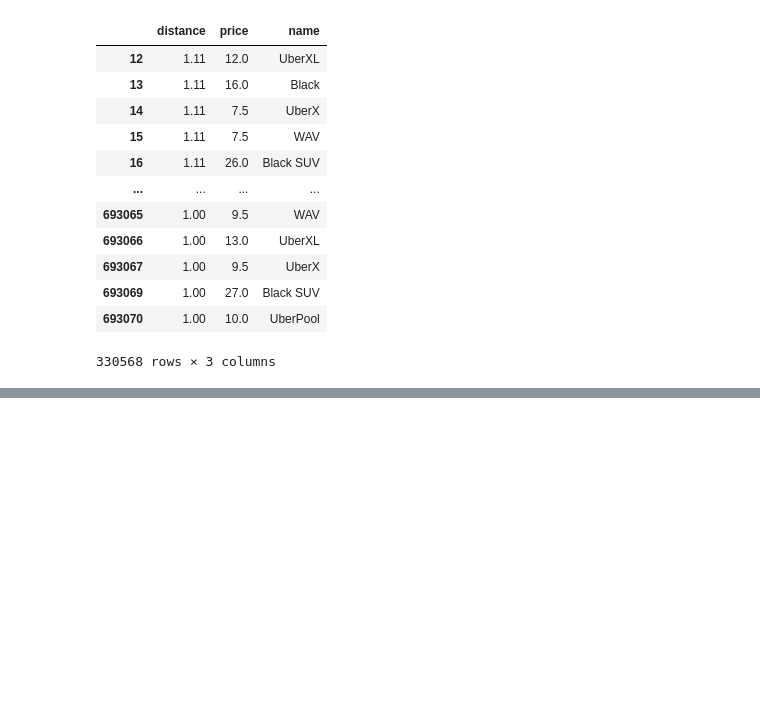
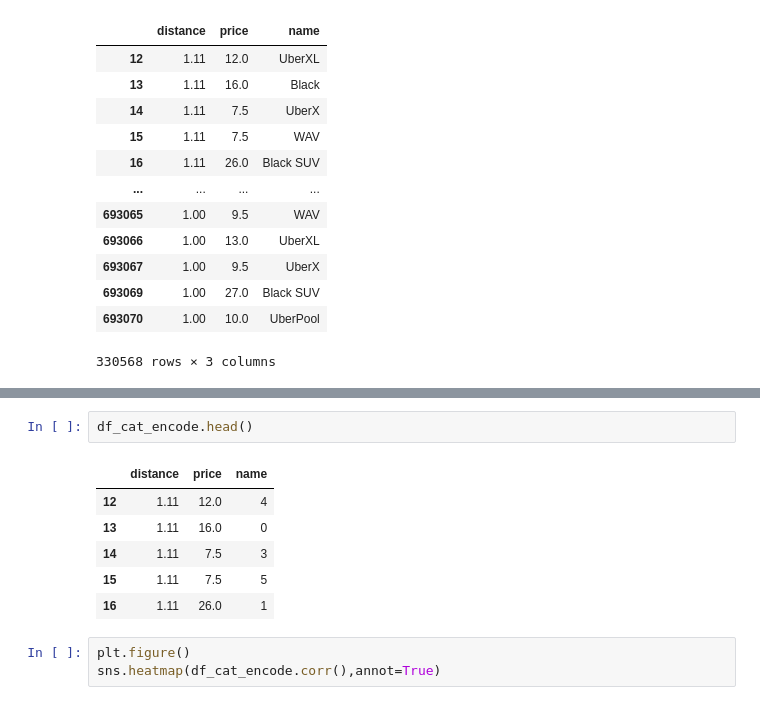
Before and after one commit to bossbruno/RideHailCompare, a Jupyter notebook: analysis.ipynb, the cells around one changed output, grey strips where cells are left out. Saved outputs shown, nothing was run; the diff lists cells and outputs as text; blank space fills up the shorter version.

```diff
--- a/analysis.ipynb
+++ b/analysis.ipynb
@@ -266,0 +282,12 @@ new_df
+# %%
+df_cat_encode.head()
+# %% [output]
+|  | distance | price | name |
+| 12 | 1.11 | 12.0 | 4 |
+| 13 | 1.11 | 16.0 | 0 |
+| 14 | 1.11 | 7.5 | 3 |
+| 15 | 1.11 | 7.5 | 5 |
+| 16 | 1.11 | 26.0 | 1 |
+# %%
+plt.figure()
+sns.heatmap(df_cat_encode.corr(),annot=True)
```
Also changed, not shown: parts of 3 cells of this notebook.
